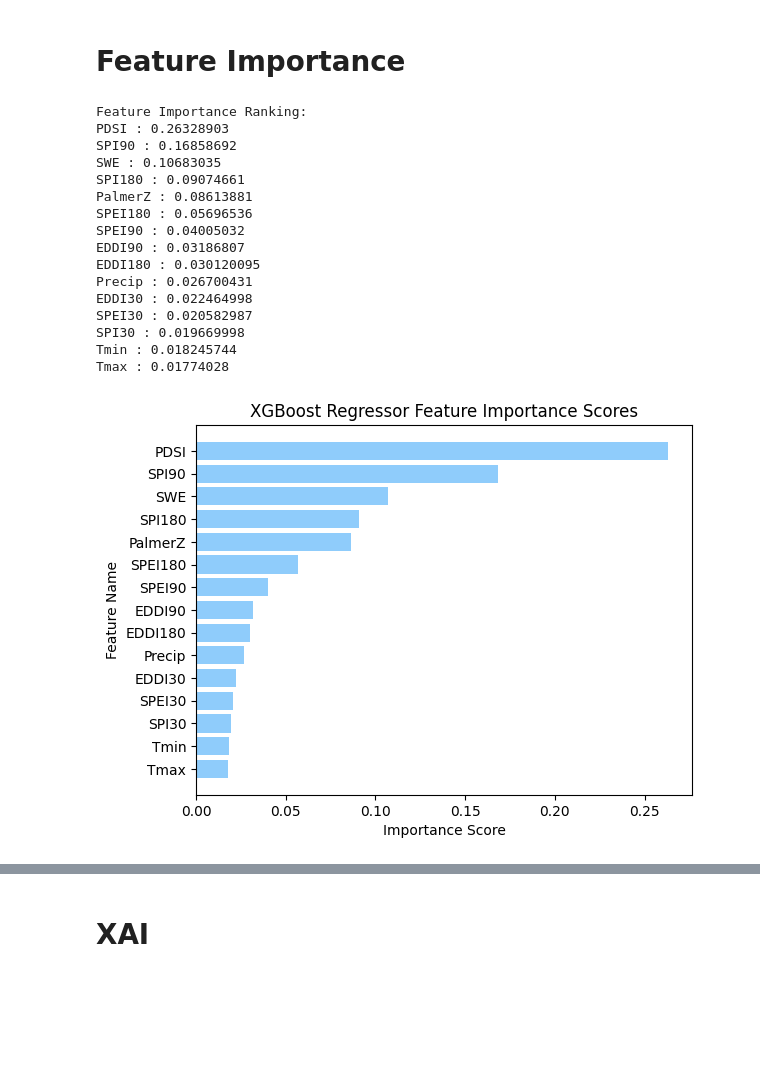
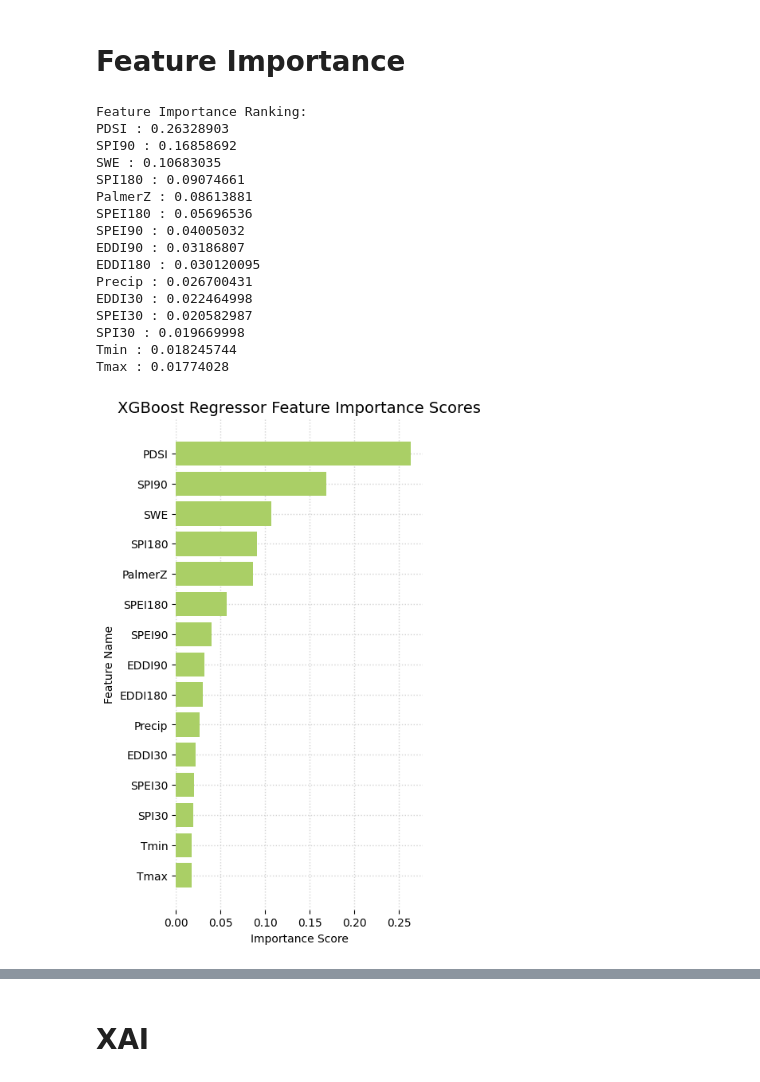
Before and after one commit to anniebritton/Ecological-Drought-ML-Modeling, a Jupyter notebook: NDVI_Modeling.ipynb, the cells around one changed output, grey strips where cells are left out. Cells and saved outputs as stored; diff of their text form; code cells hidden in the pictures; blank space fills up the shorter version.

```diff
--- a/NDVI_Modeling.ipynb
+++ b/NDVI_Modeling.ipynb
@@ -612,36 +611,49 @@ for feature, importance_score in sorted_feature_importance:
 
 # Create a list of feature names and importance scores, in reverse order
 features = [x[0] for x in reversed(sorted_feature_importance)]
 importance_scores = [x[1] for x in reversed(sorted_feature_importance)]
 
+# Set figure size
+plt.figure(figsize=(4, 8))
+
 # Create a horizontal bar chart
-plt.barh(features, importance_scores, color='#8fccfb')
+plt.barh(features, importance_scores, color='#aacf66')
 
 # Add a title and axis labels
-plt.title('XGBoost Regressor Feature Importance Scores')
+plt.title('XGBoost Regressor Feature Importance Scores', fontsize=14)
 plt.xlabel('Importance Score')
 plt.ylabel('Feature Name')
 
+# Remove the border around the plot
+plt.box(False)
+
+# Set the grid to be drawn below the bars
+plt.gca().set_axisbelow(True)
+
+# Add a light grid in the background
+plt.grid(color='lightgray', linestyle=':', linewidth=1)
+
+
 # Display the chart
 plt.show()
 # %% [output]
 Feature Importance Ranking:
 PDSI : 0.26328903
 SPI90 : 0.16858692
 SWE : 0.10683035
 SPI180 : 0.09074661
 PalmerZ : 0.08613881
 SPEI180 : 0.05696536
 SPEI90 : 0.04005032
 EDDI90 : 0.03186807
 EDDI180 : 0.030120095
 Precip : 0.026700431
 EDDI30 : 0.022464998
 SPEI30 : 0.020582987
 SPI30 : 0.019669998
 Tmin : 0.018245744
 Tmax : 0.01774028
-[figure, old version]
+[figure, new version]
 # %%
 # ETR
 # Get feature importance scores
```
Also changed, not shown: parts of 19 cells of this notebook.
